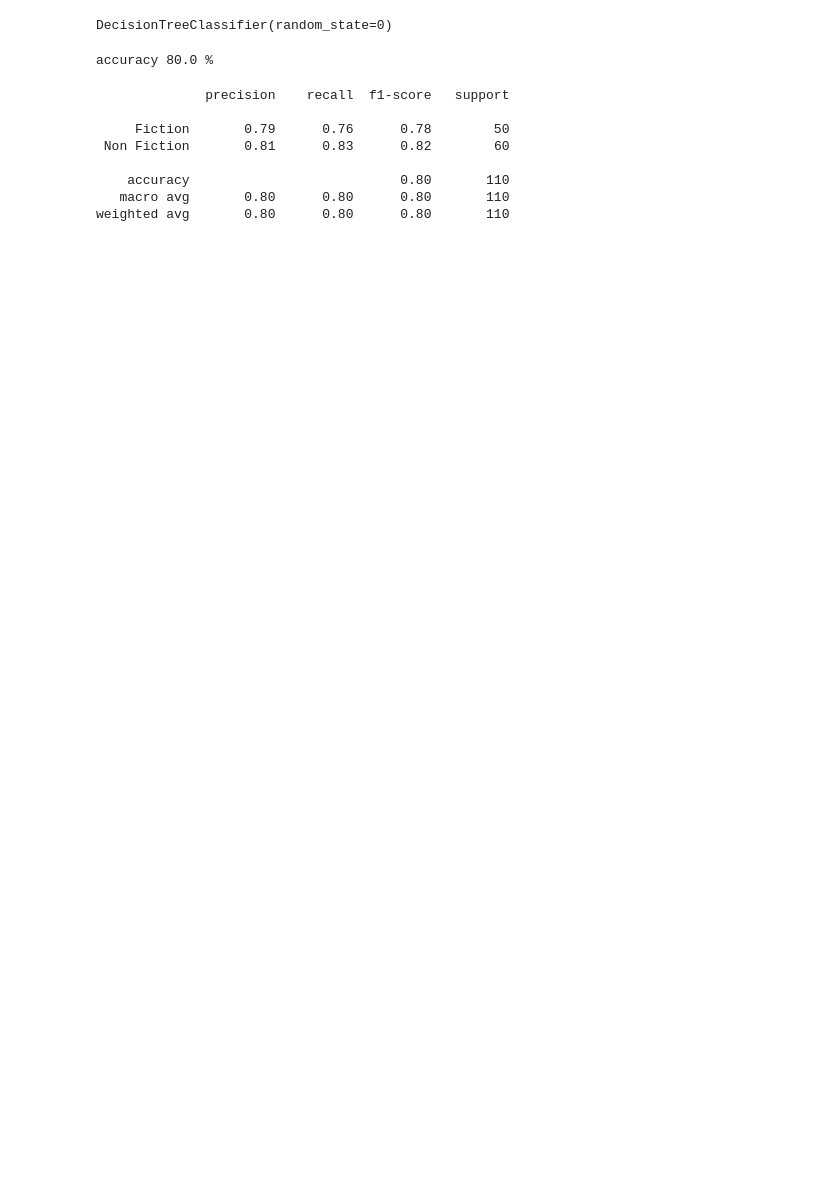
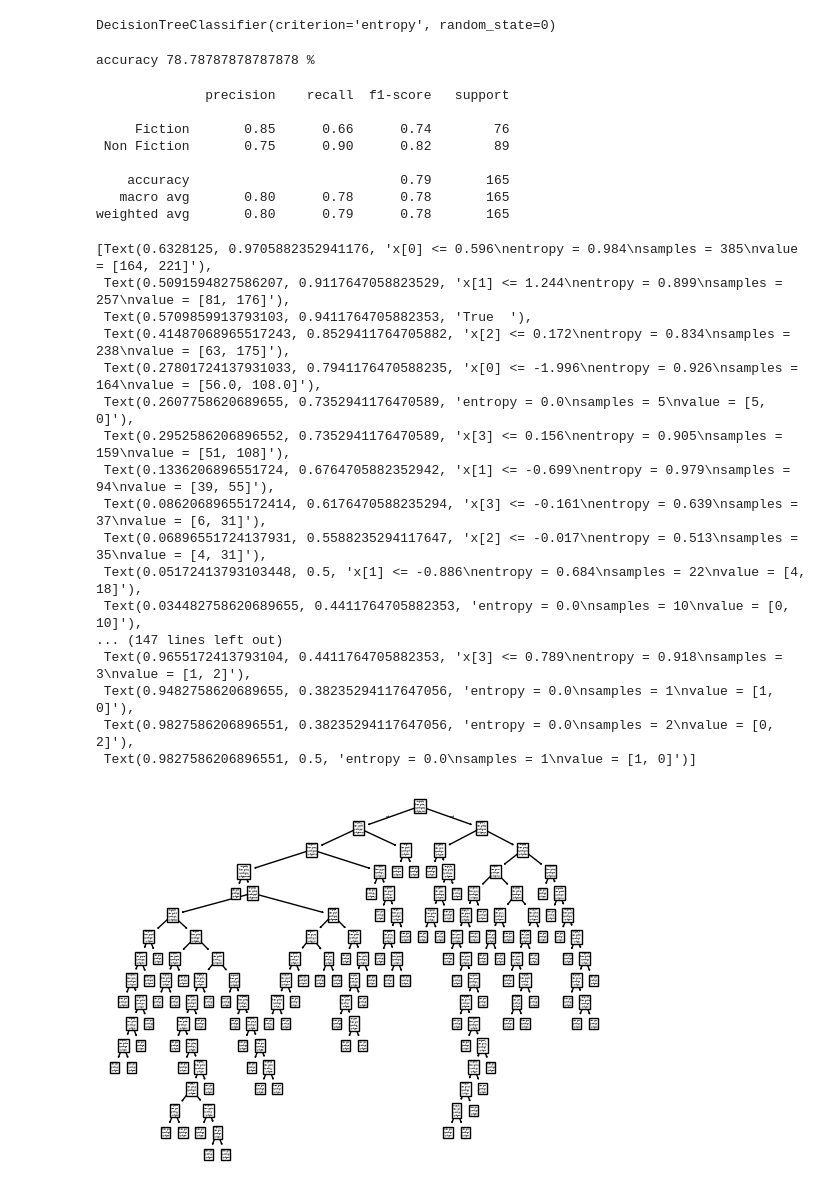
Before and after one commit to omganeshkn-coder/Applied-Machine-Learning-Lab, a Jupyter notebook: NOTEBOOKS/bestsellers.ipynb, the cells around one changed output. Drawn from its saved outputs; the diff is of its cells as text; code cells hidden in the pictures; blank space fills up the shorter version.

```diff
--- a/NOTEBOOKS/bestsellers.ipynb
+++ b/NOTEBOOKS/bestsellers.ipynb
@@ -10,6 +47,6 @@ y = dataset.iloc[ : , -1]
 # %%
 from sklearn.model_selection import train_test_split
-x_train, x_test, y_train, y_test = train_test_split(x, y, test_size=0.2, random_state=0)
+x_train, x_test, y_train, y_test = train_test_split(x, y, test_size=0.30, random_state=0)
 # %%
 from sklearn.preprocessing import StandardScaler
 sc = StandardScaler()
@@ -17,11 +54,11 @@ x_train = sc.fit_transform(x_train)
 x_test = sc.transform(x_test)
 # %%
 from sklearn.tree import DecisionTreeClassifier
-#classifier = DecisionTreeClassifier(criterion='entropy', random_state=0)
-classifier = DecisionTreeClassifier(criterion='gini', random_state=0)
+classifier = DecisionTreeClassifier(criterion='entropy', random_state=0)
+#classifier = DecisionTreeClassifier(criterion='gini', random_state=0)
 classifier.fit(x_train, y_train)
 # %% [output]
-DecisionTreeClassifier(random_state=0)
+DecisionTreeClassifier(criterion='entropy', random_state=0)
 # %%
 y_pred = classifier.predict(x_test)
 # %%
@@ -29,20 +66,42 @@ from sklearn import metrics
 accuracy = metrics.accuracy_score(y_test, y_pred )
 print("accuracy", accuracy*100, "%")
 # %% [output]
-accuracy 80.0 %
+accuracy 78.78787878787878 %
 # %%
 from sklearn.metrics import classification_report
 print(classification_report(y_test, y_pred))
 # %% [output]
               precision    recall  f1-score   support
 
-     Fiction       0.79      0.76      0.78        50
- Non Fiction       0.81      0.83      0.82        60
+     Fiction       0.85      0.66      0.74        76
+ Non Fiction       0.75      0.90      0.82        89
 
-    accuracy                           0.80       110
-   macro avg       0.80      0.80      0.80       110
-weighted avg       0.80      0.80      0.80       110
+    accuracy                           0.79       165
+   macro avg       0.80      0.78      0.78       165
+weighted avg       0.80      0.79      0.78       165
 # %%
 new_individual = np.array([[5,17350,8,2018]])
 new_individual_scaled = sc.transform(new_individual)
 new_predection = classifier.predict(new_individual_scaled)
+# %%
+from sklearn import tree
+tree.plot_tree(classifier)
+# %% [output]
+[Text(0.6328125, 0.9705882352941176, 'x[0] <= 0.596\nentropy = 0.984\nsamples = 385\nvalue = [164, 221]'),
+ Text(0.5091594827586207, 0.9117647058823529, 'x[1] <= 1.244\nentropy = 0.899\nsamples = 257\nvalue = [81, 176]'),
+ Text(0.5709859913793103, 0.9411764705882353, 'True  '),
+ Text(0.41487068965517243, 0.8529411764705882, 'x[2] <= 0.172\nentropy = 0.834\nsamples = 238\nvalue = [63, 175]'),
+ Text(0.27801724137931033, 0.7941176470588235, 'x[0] <= -1.996\nentropy = 0.926\nsamples = 164\nvalue = [56.0, 108.0]'),
+ Text(0.2607758620689655, 0.7352941176470589, 'entropy = 0.0\nsamples = 5\nvalue = [5, 0]'),
+ Text(0.2952586206896552, 0.7352941176470589, 'x[3] <= 0.156\nentropy = 0.905\nsamples = 159\nvalue = [51, 108]'),
+ Text(0.1336206896551724, 0.6764705882352942, 'x[1] <= -0.699\nentropy = 0.979\nsamples = 94\nvalue = [39, 55]'),
+ Text(0.08620689655172414, 0.6176470588235294, 'x[3] <= -0.161\nentropy = 0.639\nsamples = 37\nvalue = [6, 31]'),
+ Text(0.06896551724137931, 0.5588235294117647, 'x[2] <= -0.017\nentropy = 0.513\nsamples = 35\nvalue = [4, 31]'),
+ Text(0.05172413793103448, 0.5, 'x[1] <= -0.886\nentropy = 0.684\nsamples = 22\nvalue = [4, 18]'),
+ Text(0.034482758620689655, 0.4411764705882353, 'entropy = 0.0\nsamples = 10\nvalue = [0, 10]'),
+... (147 lines left out)
+ Text(0.9655172413793104, 0.4411764705882353, 'x[3] <= 0.789\nentropy = 0.918\nsamples = 3\nvalue = [1, 2]'),
+ Text(0.9482758620689655, 0.38235294117647056, 'entropy = 0.0\nsamples = 1\nvalue = [1, 0]'),
+ Text(0.9827586206896551, 0.38235294117647056, 'entropy = 0.0\nsamples = 2\nvalue = [0, 2]'),
+ Text(0.9827586206896551, 0.5, 'entropy = 0.0\nsamples = 1\nvalue = [1, 0]')]
+[figure, added]
```
Also changed, not shown: parts of 5 cells of this notebook, 1 other file.
